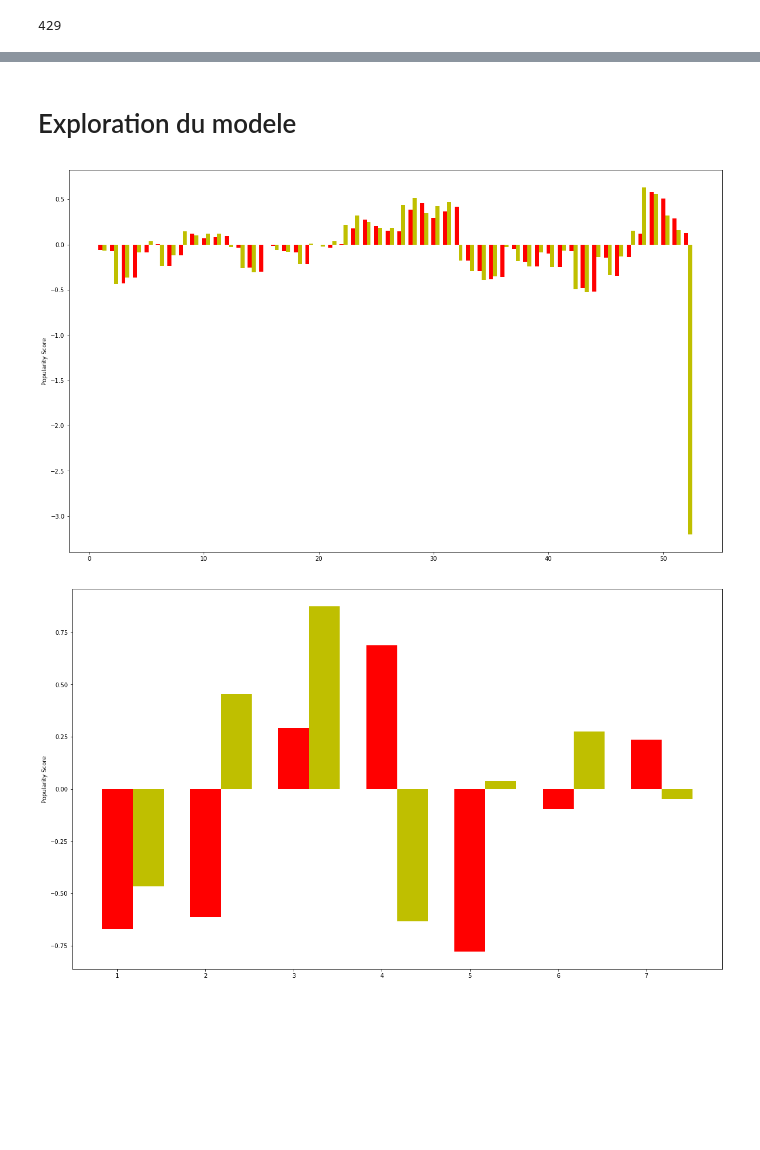
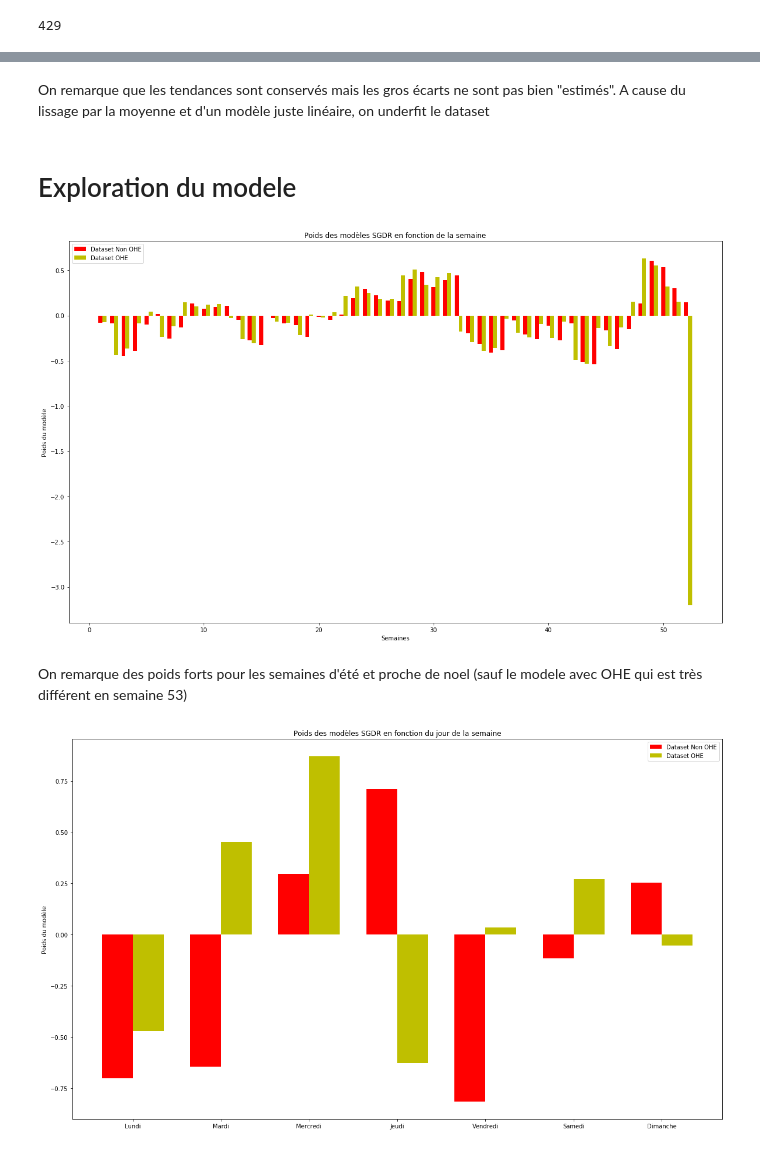
Before and after one commit to Coni63/OC_DS, a Jupyter notebook: P4/Model 2.ipynb, the cells around one changed output, grey strips where cells are left out. Drawn from its saved outputs; the diff is of its cells as text; code cells hidden in the pictures; blank space fills up the shorter version.

```diff
--- a/P4/Model 2.ipynb
+++ b/P4/Model 2.ipynb
@@ -111,5 +129,5 @@ SGD_Regressor ({'l1_ratio': 0.85, 'loss': 'huber', 'max_iter': 10, 'penalty': 'e
 # %%
-param = {'l1_ratio': 0.15, 'loss': 'huber', 'max_iter': 10, 'penalty': 'elasticnet'}
+param = {'loss': 'huber', 'max_iter': 10, 'penalty': None}
 model = SGDRegressor(**param)
 model.fit(X_train, y_train)
 
@@ -201,53 +325,67 @@ plt.show()
+# %% [markdown]
+On remarque que les tendances sont conservés mais les gros écarts ne sont pas bien "estimés". A cause du lissage par la moyenne et d'un modèle juste linéaire, on underfit le dataset
 # %% [markdown]
 # Exploration du modele
 # %%
 import seaborn as sns
 import pickle
 
 width = 0.35
 x = []
 x2 = []
 y = []
 y2 = []
 for key, key_ohe, value in zip(model.coef_, model_OHE.coef_, list(df)):
     if value.startswith("WEEK_"):
         x.append(int(value[6:]))
         x2.append(int(value[6:])+width)
         y.append(key)
         y2.append(key_ohe)
 
 
 # plt.figure(figsize=(20,12))
 fig, ax = plt.subplots(figsize=(20,12))
-rects1 = ax.bar(x, y, width, color='r')
-rects2 = ax.bar(x2, y2, width, color='y')
+rects1 = ax.bar(x, y, width, color='r', label="Dataset Non OHE")
+rects2 = ax.bar(x2, y2, width, color='y', label="Dataset OHE")
+plt.legend()
 # plt.bar(x, y)
 # plt.xticks(x_pos, people)
-plt.ylabel('Popularity Score')
+plt.xlabel("Semaines")
+plt.ylabel('Poids du modèle')
+plt.title("Poids des modèles SGDR en fonction de la semaine")
+plt.savefig("img/weight_week.png")
 plt.show()
 # %% [output]
-[figure, old version]
+[figure, new version]
+# %% [markdown]
+On remarque des poids forts pour les semaines d'été et proche de noel (sauf le modele avec OHE qui est très différent en semaine 53)
 # %%
 width = 0.35
 x = []
 x2 = []
 y = []
 y2 = []
+mid = []
 for key, key_ohe, value in zip(model.coef_, model_OHE.coef_, list(df)):
     if value.startswith("DAY_"):
         x.append(int(value[5:]))
         x2.append(int(value[5:])+width)
+        mid.append(int(value[5:])+width/2)
         y.append(key)
         y2.append(key_ohe)
 
-
+label = ["Lundi", "Mardi", "Mercredi", "Jeudi", "Vendredi", "Samedi", "Dimanche"]
 # plt.figure(figsize=(20,12))
 fig, ax = plt.subplots(figsize=(20,12))
-rects1 = ax.bar(x, y, width, color='r')
-rects2 = ax.bar(x2, y2, width, color='y')
-# plt.bar(x, y)
-# plt.xticks(x_pos, people)
-plt.ylabel('Popularity Score')
+rects1 = ax.bar(x, y, width, color='r', label="Dataset Non OHE")
+rects2 = ax.bar(x2, y2, width, color='y', label="Dataset OHE")
+ax.set_xticks(mid)
+ax.set_xticklabels(label)
+plt.legend()
+plt.xlabel("")
+plt.ylabel('Poids du modèle')
+plt.title("Poids des modèles SGDR en fonction du jour de la semaine")
+plt.savefig("img/weight_day.png")
 plt.show()
 # %% [output]
-[figure, old version]
+[figure, new version]
```
Also changed, not shown: parts of 37 cells of this notebook, 14 other files.
